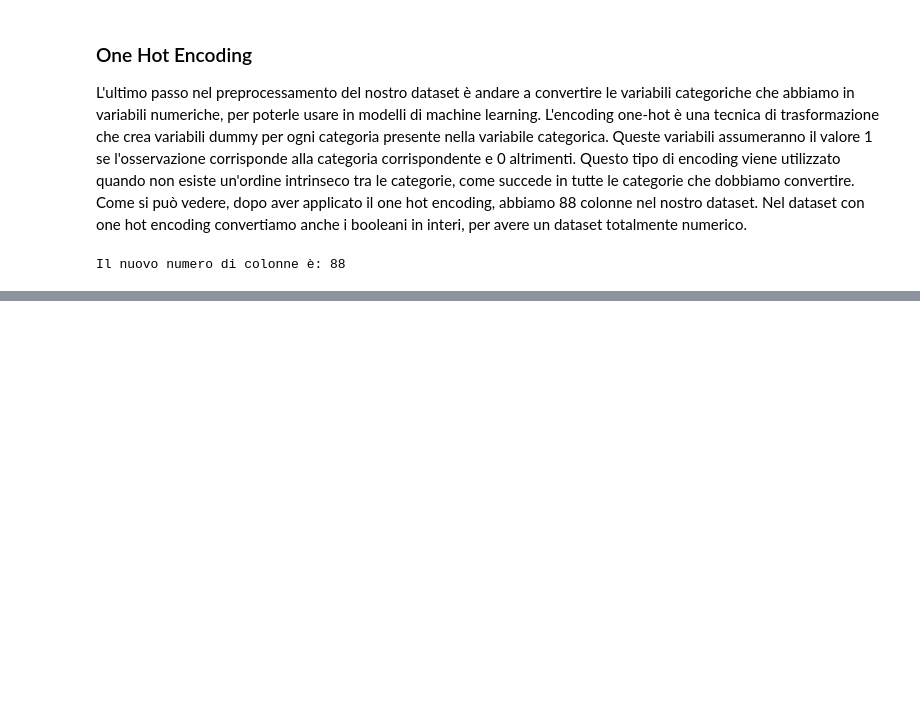
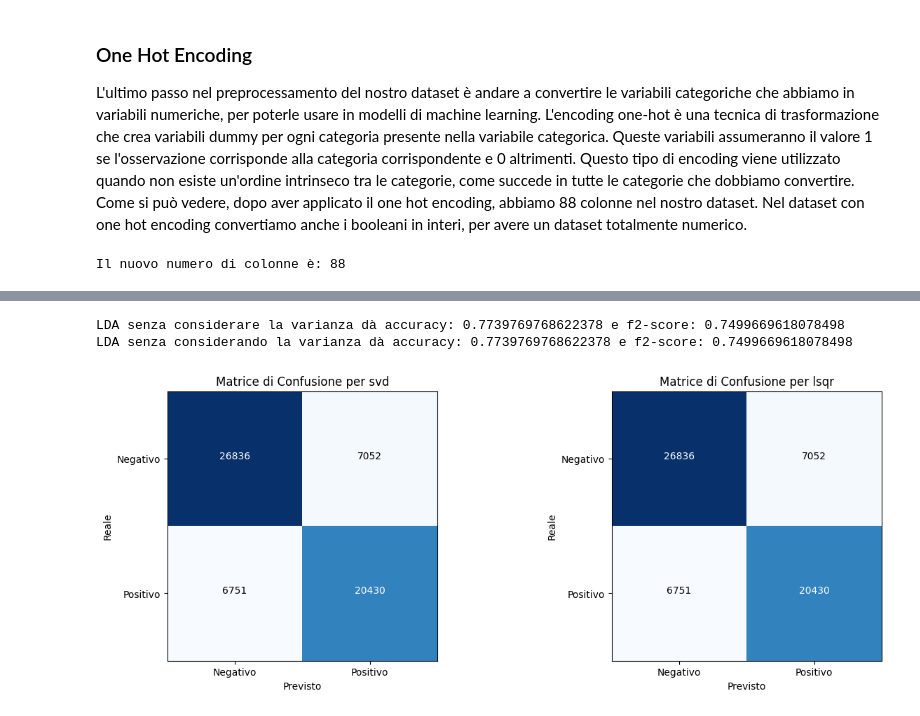
Before and after one commit to Sara-DaCanal/Progetto-ML, a Jupyter notebook: progetto.ipynb, the cells around one changed output, grey strips where cells are left out. Drawn from its saved outputs; the diff is of its cells as text; code cells hidden in the pictures; blank space fills up the shorter version.

```diff
--- a/progetto.ipynb
+++ b/progetto.ipynb
@@ -357,0 +416,24 @@ Il nuovo numero di colonne è: 88
+# %%
+x_train = df_encoded[df_encoded.columns.to_list()[1:]]
+y_train = df_encoded['class']
+fig, axes = plt.subplots(1, 2, figsize=(15, 5))
+beta = 2
+lda = LinearDiscriminantAnalysis(solver='svd')
+y_pred = cross_val_predict(lda, x_train, y_train, cv=c)
+# Calcola e salva la metrica di valutazione (ad es. accuratezza)
+accuracy1 = accuracy_score(y_train, y_pred)
+f2_score1 = fbeta_score(y_train, y_pred, beta=beta)
+print("LDA senza considerare la varianza dà accuracy:", accuracy1, "e f2-score:", f2_score1)
+ConfusionMatrixDisplay(confusion_matrix(y_train, y_pred), 0, axes, 'svd')
+
+lda2 = LinearDiscriminantAnalysis(solver='lsqr')
+y_pred = cross_val_predict(lda2, x_train, y_train, cv=c)
+accuracy2 = accuracy_score(y_train, y_pred)
+f2_score2 = fbeta_score(y_train, y_pred, beta=beta)
+print("LDA senza considerando la varianza dà accuracy:", accuracy1, "e f2-score:", f2_score1)
+ConfusionMatrixDisplay(confusion_matrix(y_train, y_pred), 1, axes, 'lsqr')
+plt.show()
+# %% [output]
+LDA senza considerare la varianza dà accuracy: 0.7739769768622378 e f2-score: 0.7499669618078498
+LDA senza considerando la varianza dà accuracy: 0.7739769768622378 e f2-score: 0.7499669618078498
+[figure, added]
```
Also changed, not shown: parts of 31 cells of this notebook.
